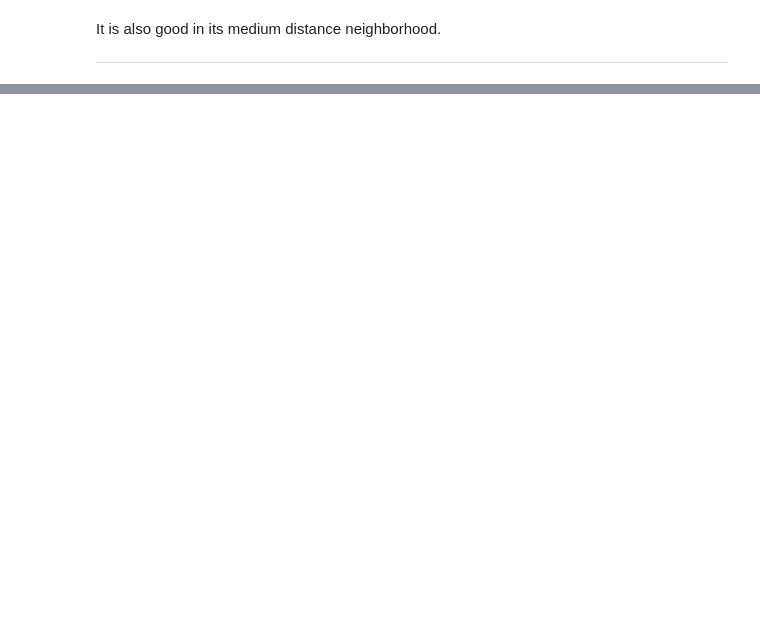
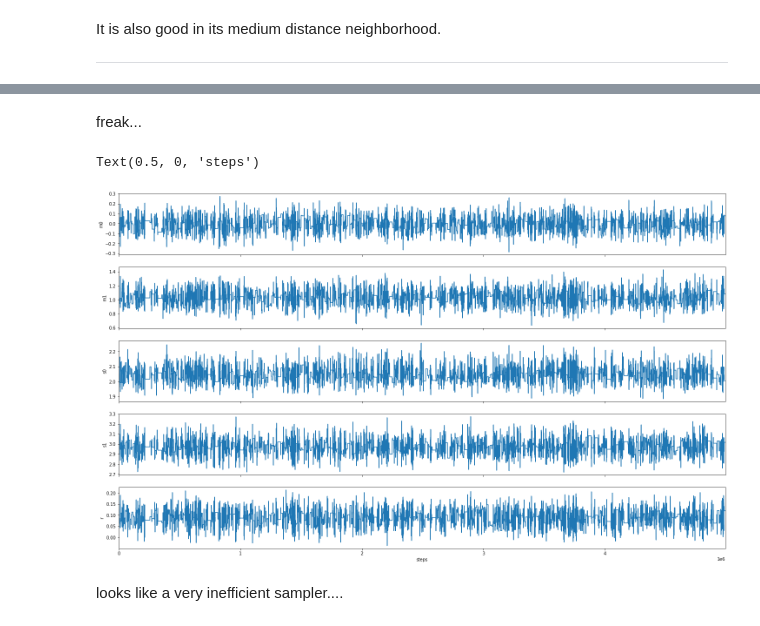
Before and after one commit to WangHaiYang874/ABC22, a Jupyter notebook: June 7 copy 2.ipynb, the cells around one changed output, grey strips where cells are left out. Drawn from its saved outputs; the diff is of its cells as text; code cells hidden in the pictures; blank space fills up the shorter version.

```diff
--- a/June 7 copy 2.ipynb
+++ b/June 7 copy 2.ipynb
@@ -327,0 +353,20 @@ Text(0.5, 1.0, 'MPE est parameter v.s. True')
+# %% [markdown]
+freak...
+# %%
+labels = 'm0 m1 s0 s1 r'.split()
+lines  = pst_samples[10000:].T
+
+fig, axes = plt.subplots(5, figsize=(25,15),sharex=True)
+
+for i in range(5):
+    ax = axes[i]
+    ax.plot(lines[i])
+    ax.set_xlim(0,len(lines[i]))
+    ax.set_ylabel(labels[i])
+
+axes[-1].set_xlabel('steps')
+# %% [output]
+Text(0.5, 0, 'steps')
+[figure, added]
+# %% [markdown]
+looks like a very inefficient sampler....
```
Also changed, not shown: parts of 13 cells of this notebook.
